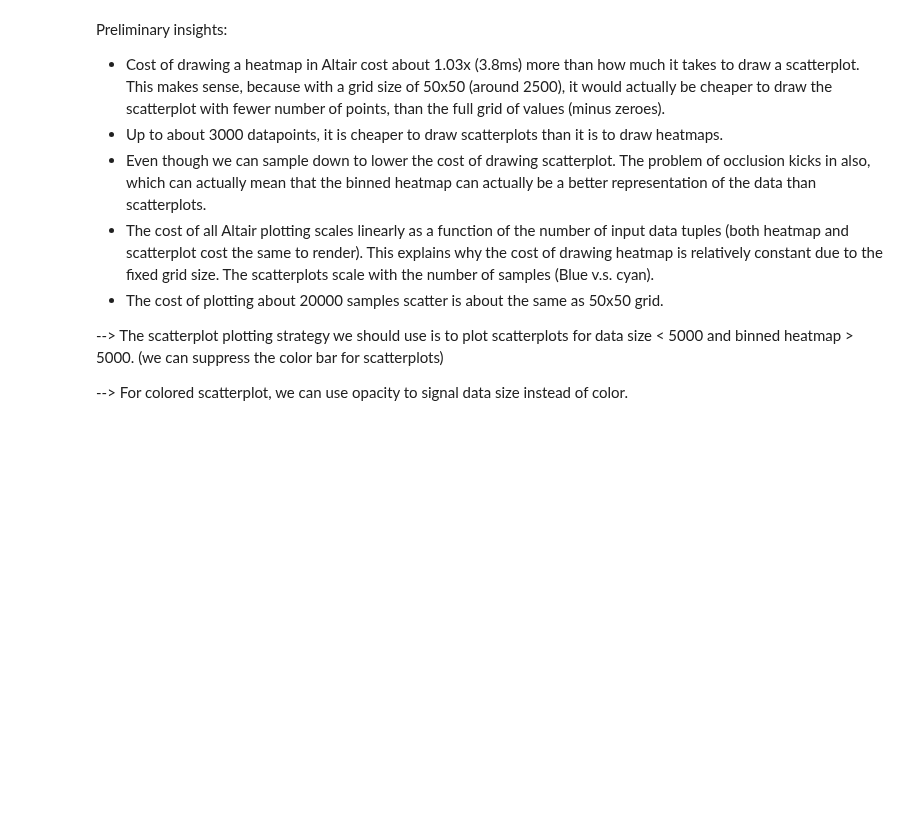
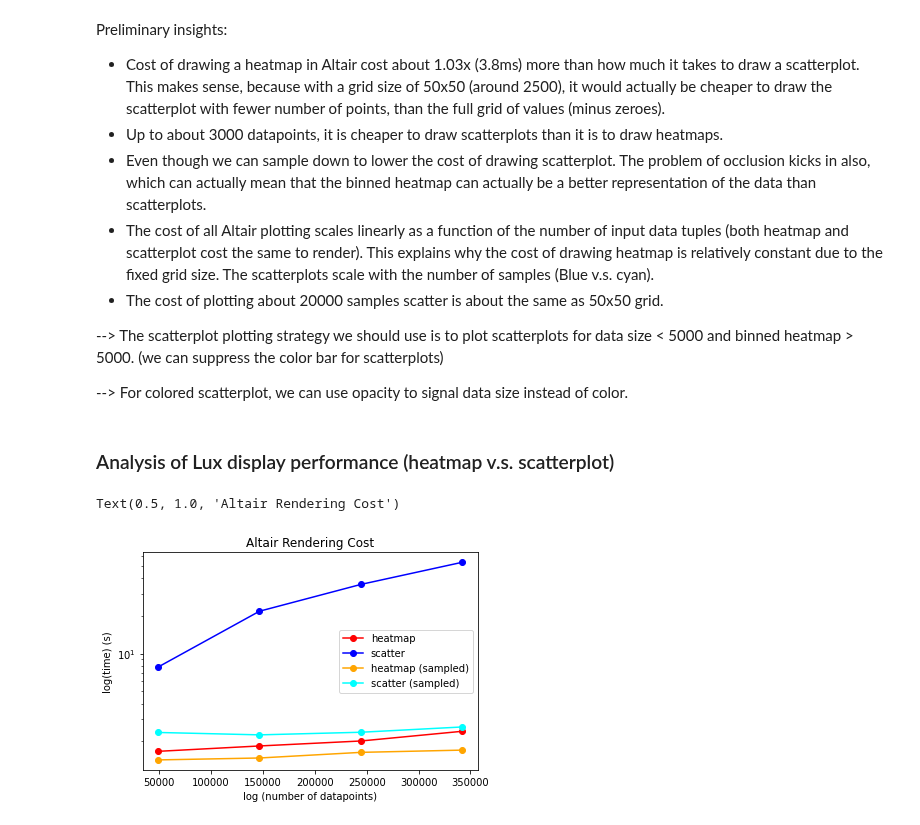
Before and after one commit to lux-org/lux, a Jupyter notebook: experiments/scatter_analysis.ipynb, the cells around one changed output. Saved outputs shown, nothing was run; the diff lists cells and outputs as text; code cells hidden in the pictures; blank space fills up the shorter version.

Commit message:
additional experiments to evaluate scatter v.s. heatmap performance

```diff
--- a/experiments/scatter_analysis.ipynb
+++ b/experiments/scatter_analysis.ipynb
@@ -87,3 +87,26 @@ Preliminary insights:
 --> The scatterplot plotting strategy we should use is to plot scatterplots for data size < 5000 and binned heatmap > 5000. (we can suppress the color bar for scatterplots)
 
 --> For colored scatterplot, we can use opacity to signal data size instead of color.
+# %% [markdown]
+### Analysis of Lux display performance (heatmap v.s. scatterplot)
+# %%
+df = pd.read_csv("execute_lux_heatmap.csv")
+df2 = pd.read_csv("execute_lux_scatter.csv")
+df3 = pd.read_csv("execute_lux_sampled_heatmap.csv")
+df4 = pd.read_csv("execute_lux_sampled_scatter.csv")
+# %%
+def plot_loglog(df,label="",color="red"):
+    plt.xlabel('log (number of datapoints)')
+    plt.ylabel('log(time) (s)')
+    plt.plot(48895*df["nCopies"], df["time"],'-o',label=label,color=color)
+    plt.yscale('log')
+# %%
+plot_loglog(df,"heatmap")
+plot_loglog(df2,"scatter",color="blue")
+plot_loglog(df3,"heatmap (sampled)",color="orange")
+plot_loglog(df4,"scatter (sampled)",color="cyan")
+plt.legend()
+plt.title("Altair Rendering Cost")
+# %% [output]
+Text(0.5, 1.0, 'Altair Rendering Cost')
+[figure, added]
```
Also changed, not shown: parts of 2 cells of this notebook, 5 other files.
